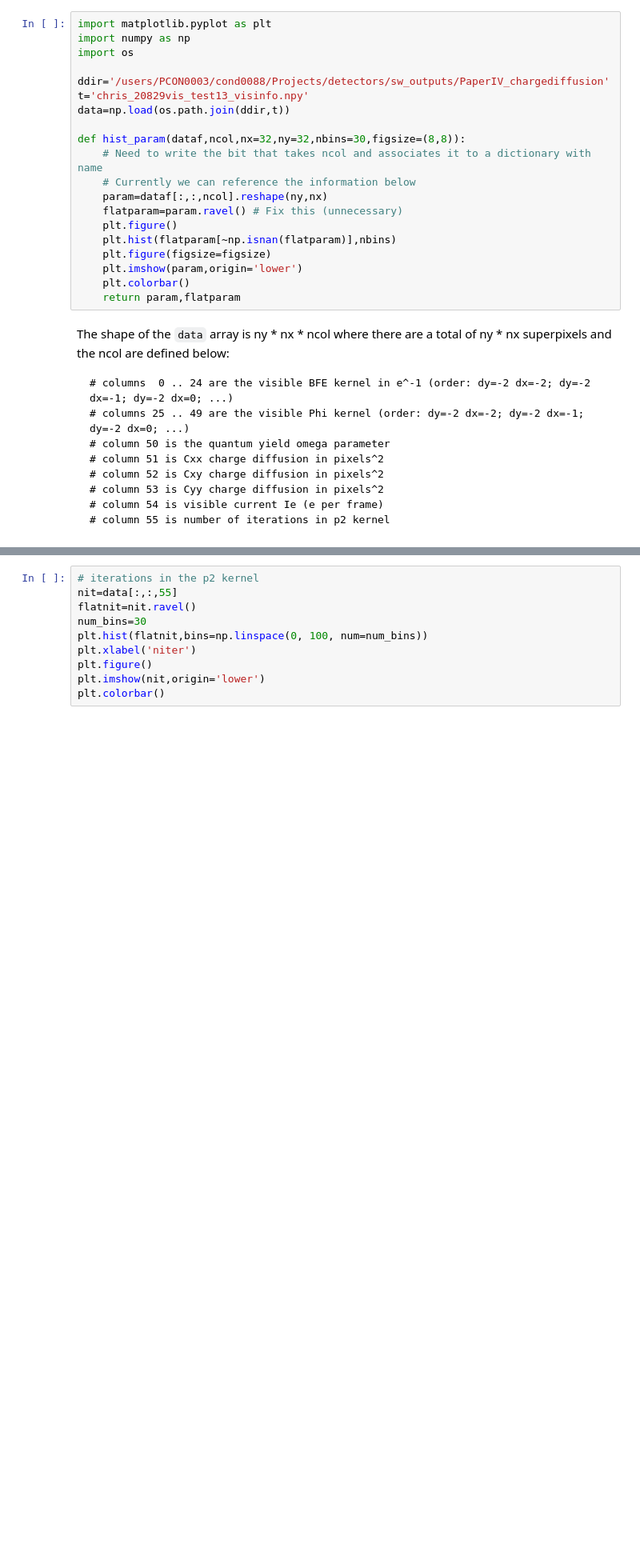
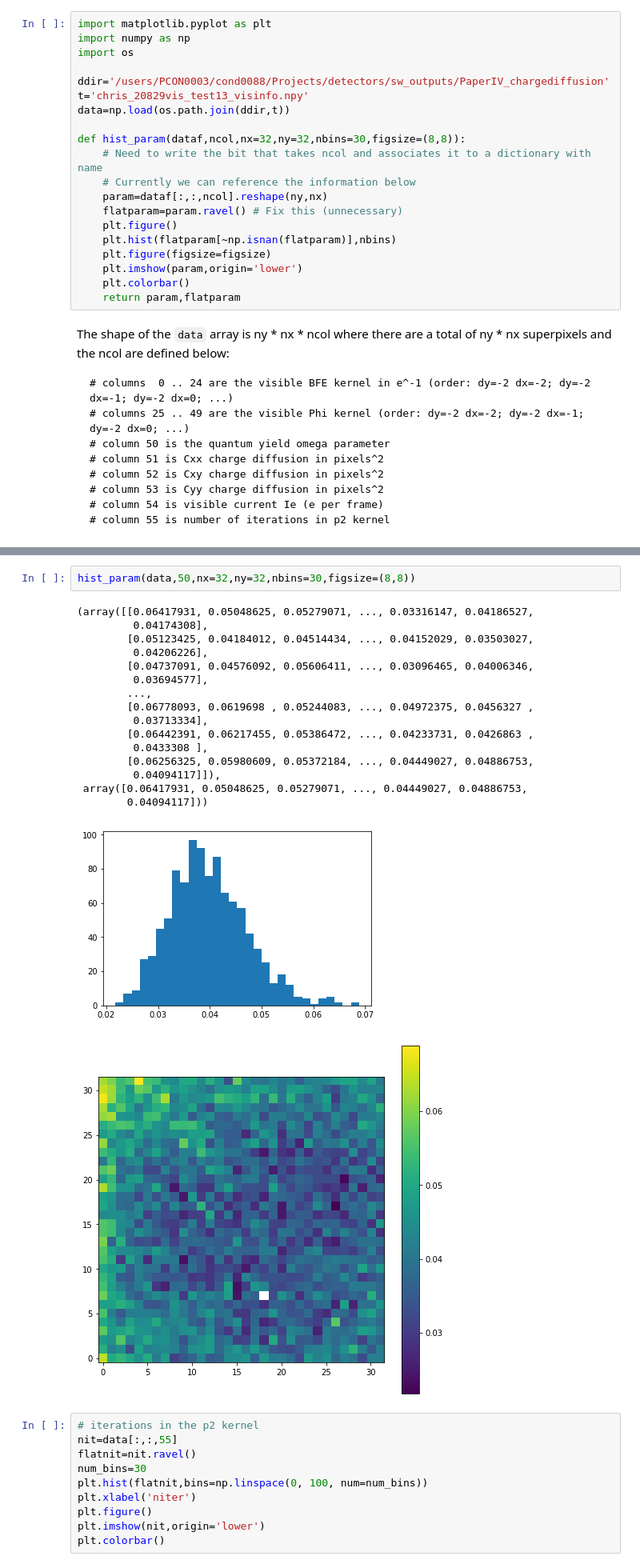
Before and after one commit to hirata10/solid-waffle, a Jupyter notebook: notebooks/plotting_tests.ipynb, the cells around one changed output, grey strips where cells are left out. Shown at 80% size. Saved outputs shown, nothing was run; the diff lists cells and outputs as text; blank space fills up the shorter version.

Commit message:
updated with Ie plot

```diff
--- a/notebooks/plotting_tests.ipynb
+++ b/notebooks/plotting_tests.ipynb
@@ -49,6 +49,26 @@ plt.colorbar()
 <matplotlib.colorbar.Colorbar at 0x...>
 [figure]
 [figure]
+# %%
+hist_param(data,50,nx=32,ny=32,nbins=30,figsize=(8,8))
+# %% [output]
+(array([[0.06417931, 0.05048625, 0.05279071, ..., 0.03316147, 0.04186527,
+         0.04174308],
+        [0.05123425, 0.04184012, 0.04514434, ..., 0.04152029, 0.03503027,
+         0.04206226],
+        [0.04737091, 0.04576092, 0.05606411, ..., 0.03096465, 0.04006346,
+         0.03694577],
+        ...,
+        [0.06778093, 0.0619698 , 0.05244083, ..., 0.04972375, 0.0456327 ,
+         0.03713334],
+        [0.06442391, 0.06217455, 0.05386472, ..., 0.04233731, 0.0426863 ,
+         0.0433308 ],
+        [0.06256325, 0.05980609, 0.05372184, ..., 0.04449027, 0.04886753,
+         0.04094117]]),
+ array([0.06417931, 0.05048625, 0.05279071, ..., 0.04449027, 0.04886753,
+        0.04094117]))
+[figure, added]
+[figure, added]
 # %%
 # iterations in the p2 kernel
 nit=data[:,:,55]
```
Also changed, not shown: parts of 2 cells of this notebook.
